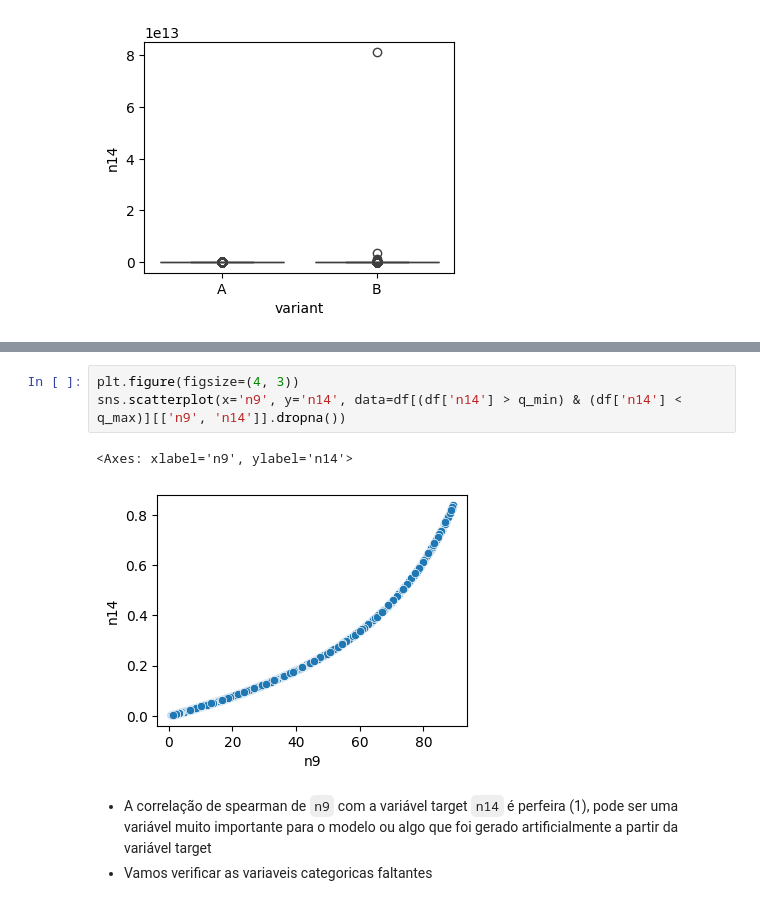
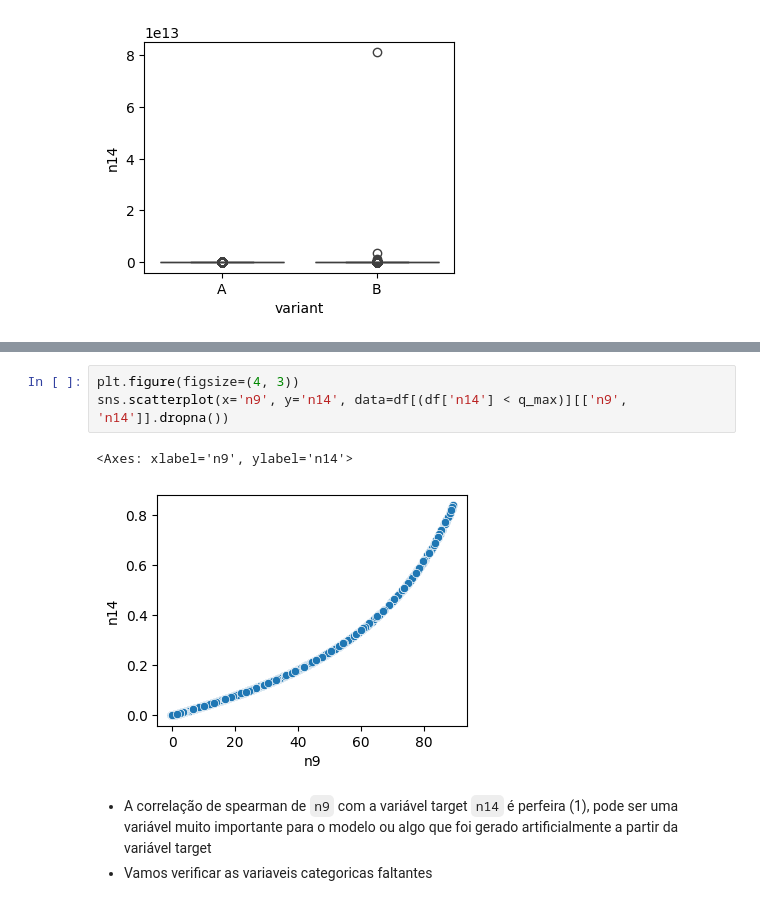
Before and after one commit to oihugu/Case-Hotmart, a Jupyter notebook: main.ipynb, the cells around one changed output, grey strips where cells are left out. Saved outputs shown, nothing was run; the diff lists cells and outputs as text.

```diff
--- a/main.ipynb
+++ b/main.ipynb
@@ -91,9 +109,9 @@ sns.boxplot(x='variant', y='n14', data=df[(df['n14'] > q_min) & (df['n14'] < q_m
 # %%
 plt.figure(figsize=(4, 3))
-sns.scatterplot(x='n9', y='n14', data=df[(df['n14'] > q_min) & (df['n14'] < q_max)][['n9', 'n14']].dropna())
+sns.scatterplot(x='n9', y='n14', data=df[(df['n14'] < q_max)][['n9', 'n14']].dropna())
 # %% [output]
 <Axes: xlabel='n9', ylabel='n14'>
-[figure, old version]
+[figure, new version]
 # %% [markdown]
 - A correlação de spearman de `n9` com a variável target `n14` é perfeira (1), pode ser uma variável muito importante para o modelo ou algo que foi gerado artificialmente a partir da variável target
 - Vamos verificar as variaveis categoricas faltantes
```
Also changed, not shown: parts of 36 cells of this notebook, 2 other files.
